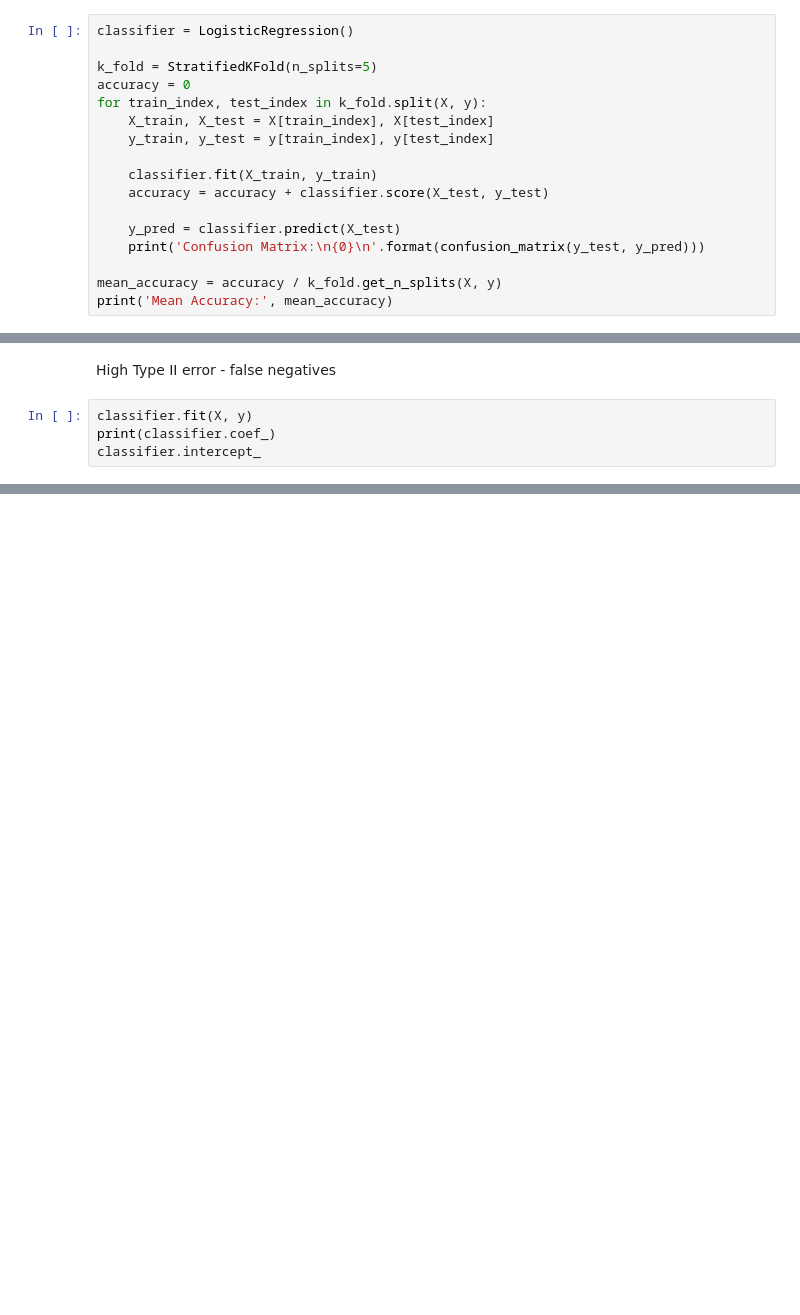
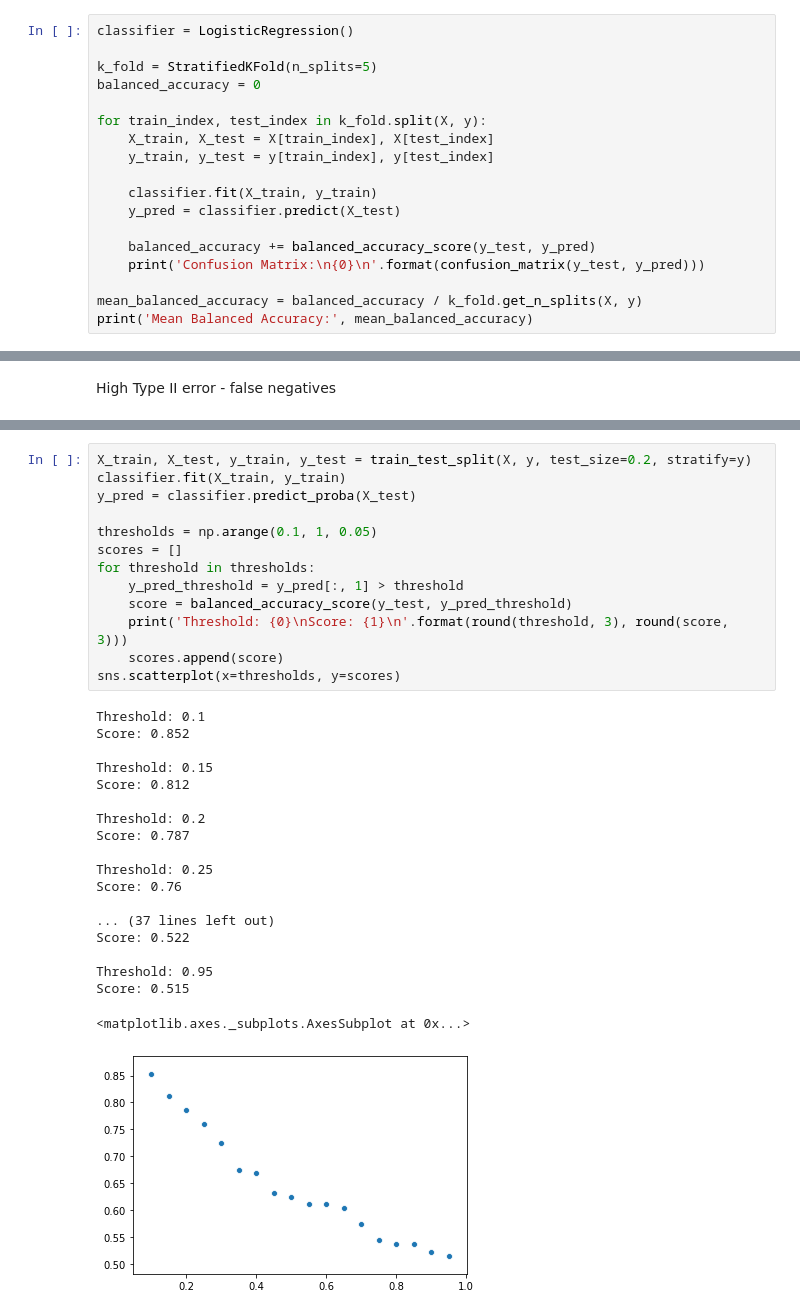
Before and after one commit to ys-lin14/statistical-learning, a Jupyter notebook: 4_classification.ipynb, the cells around one changed output, grey strips where cells are left out. Cells and saved outputs as stored; diff of their text form; blank space fills up the shorter version.

Commit message:
switch from accuracy to balanced accuracy

```diff
--- a/4_classification.ipynb
+++ b/4_classification.ipynb
@@ -106,19 +107,20 @@ y = default_data['default'].to_numpy()
 classifier = LogisticRegression()
 
 k_fold = StratifiedKFold(n_splits=5)
-accuracy = 0
+balanced_accuracy = 0
+
 for train_index, test_index in k_fold.split(X, y):
     X_train, X_test = X[train_index], X[test_index]
     y_train, y_test = y[train_index], y[test_index]
 
     classifier.fit(X_train, y_train)
-    accuracy = accuracy + classifier.score(X_test, y_test)
+    y_pred = classifier.predict(X_test)
 
-    y_pred = classifier.predict(X_test)
+    balanced_accuracy += balanced_accuracy_score(y_test, y_pred)
     print('Confusion Matrix:\n{0}\n'.format(confusion_matrix(y_test, y_pred)))
 
-mean_accuracy = accuracy / k_fold.get_n_splits(X, y)
-print('Mean Accuracy:', mean_accuracy)
+mean_balanced_accuracy = balanced_accuracy / k_fold.get_n_splits(X, y)
+print('Mean Balanced Accuracy:', mean_balanced_accuracy)
 # %% [output]
 Confusion Matrix:
 [[1928    6]
@@ -140,6 +142,2 @@ Mean Accuracy: 0.9724999999999999
 # %% [markdown]
 High Type II error - false negatives
-# %%
-classifier.fit(X, y)
-print(classifier.coef_)
-classifier.intercept_
@@ -148,0 +148,33 @@ array([-10.65132824])
+# %%
+X_train, X_test, y_train, y_test = train_test_split(X, y, test_size=0.2, stratify=y)
+classifier.fit(X_train, y_train)
+y_pred = classifier.predict_proba(X_test)
+
+thresholds = np.arange(0.1, 1, 0.05)
+scores = []
+for threshold in thresholds:
+    y_pred_threshold = y_pred[:, 1] > threshold
+    score = balanced_accuracy_score(y_test, y_pred_threshold)
+    print('Threshold: {0}\nScore: {1}\n'.format(round(threshold, 3), round(score, 3)))
+    scores.append(score)
+sns.scatterplot(x=thresholds, y=scores)
+# %% [output]
+Threshold: 0.1
+Score: 0.852
+
+Threshold: 0.15
+Score: 0.812
+
+Threshold: 0.2
+Score: 0.787
+
+Threshold: 0.25
+Score: 0.76
+
+... (37 lines left out)
+Score: 0.522
+
+Threshold: 0.95
+Score: 0.515
+<matplotlib.axes._subplots.AxesSubplot at 0x...>
+[figure, added]
```
Also changed, not shown: parts of 4 cells of this notebook.
